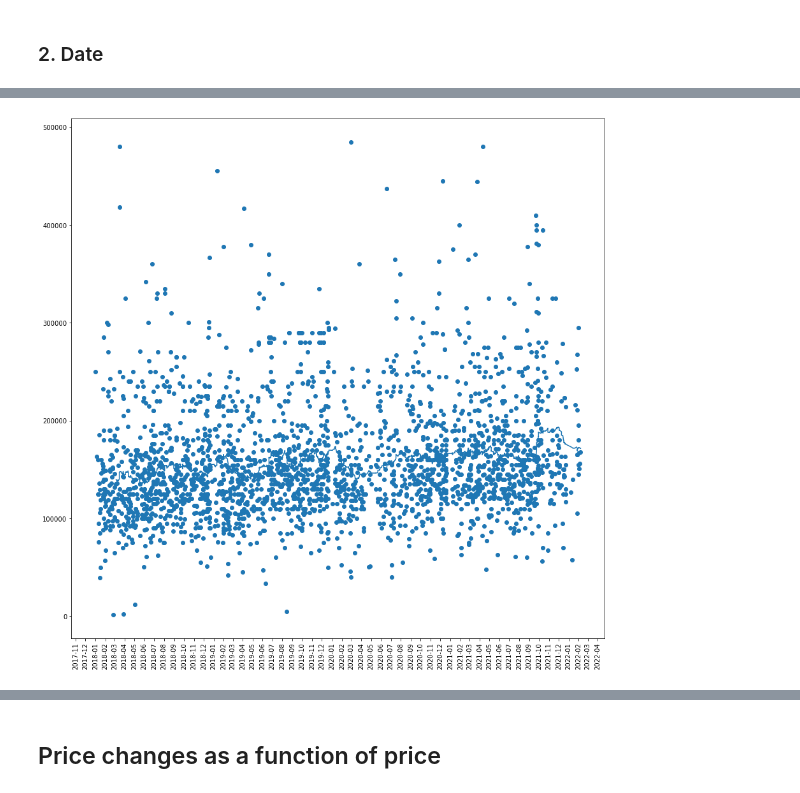
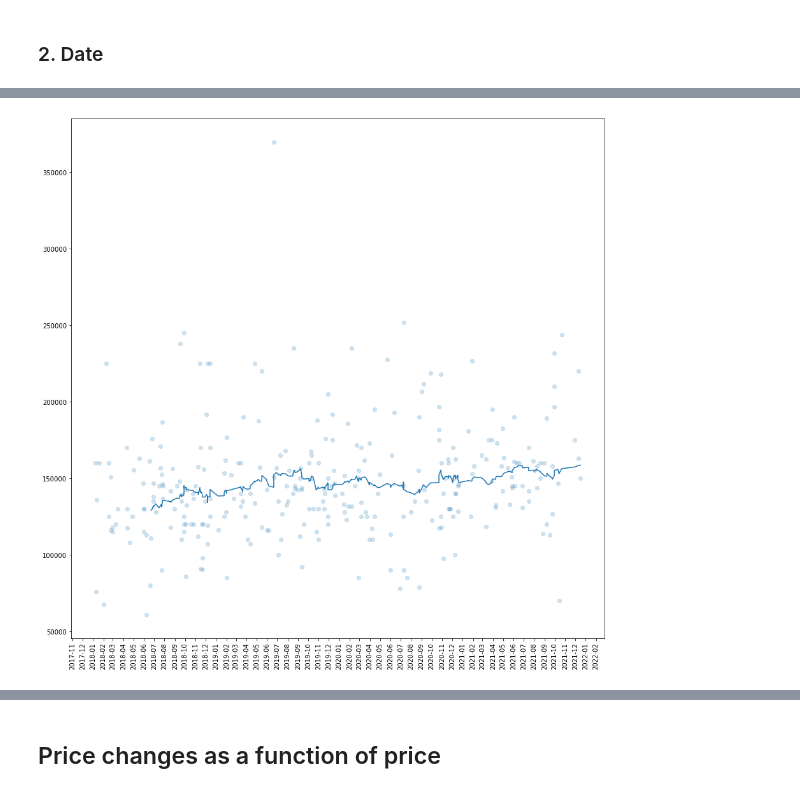
Before and after one commit to teerev/housing, a Jupyter notebook: price_explorer.ipynb, the cells around one changed output, grey strips where cells are left out. Saved outputs shown, nothing was run; the diff lists cells and outputs as text; code cells hidden in the pictures.

Commit message:
made postcode component function more concise and changed plotting function and saved notebook

```diff
--- a/price_explorer.ipynb
+++ b/price_explorer.ipynb
@@ -219,0 +212,10 @@ df.head(10)
+# %%
+# rename column to avoid keyword clash
+df.rename(columns={'type': 'property_type'}, inplace=True)
+
+# lower case for aesthetics
+df['street'] = df['street'].str.lower()
+df['locality'] = df['locality'].str.lower()
+df['town_city'] = df['town_city'].str.lower()
+df['county'] = df['county'].str.lower()
+df['district'] = df['district'].str.lower()
@@ -245,8 +249,9 @@ def filter_by(dataframe, **kwargs):
 
 
 df_ = filter_by(dataframe=df,
-                #property_type='D',
-                pc_district='LS13',
+                property_type='S',
+                pc_sector='LS13 2',
+                #street='eightlands lane',
                 min_price=0,
                 max_price=500000,
                 min_date='2018-01-01',
@@ -270,27 +273,21 @@ df_
 # %%
 from matplotlib.dates import MonthLocator
 
 def graph2(dataframe):
 
     fig, ax = plt.subplots(1, 1)
     fig.set_figheight(15)
     fig.set_figwidth(15)
 
-    # moving price average for street
-    dataframe['MA'] = dataframe['price'].rolling(window=100).mean()
+    # moving price average
+    dataframe['MA'] = dataframe['price'].rolling(window=30).mean()
 
-
-    ax.scatter(dataframe['date'], dataframe['price'])
-    ax.xaxis.set_major_locator(MonthLocator())
+    ax.scatter(dataframe['date'], dataframe['price'], alpha=0.2)
+    ax.xaxis.set_major_locator(MonthLocator())  #bymonth=1
     ax.tick_params(axis='x', labelrotation=90)
-
     ax.plot(dataframe['date'], dataframe['MA'])
 
 
-
-
-
-
 graph2(df_)
 # %% [output]
-[figure, old version]
+[figure, new version]
```
Also changed, not shown: parts of 16 cells of this notebook.
